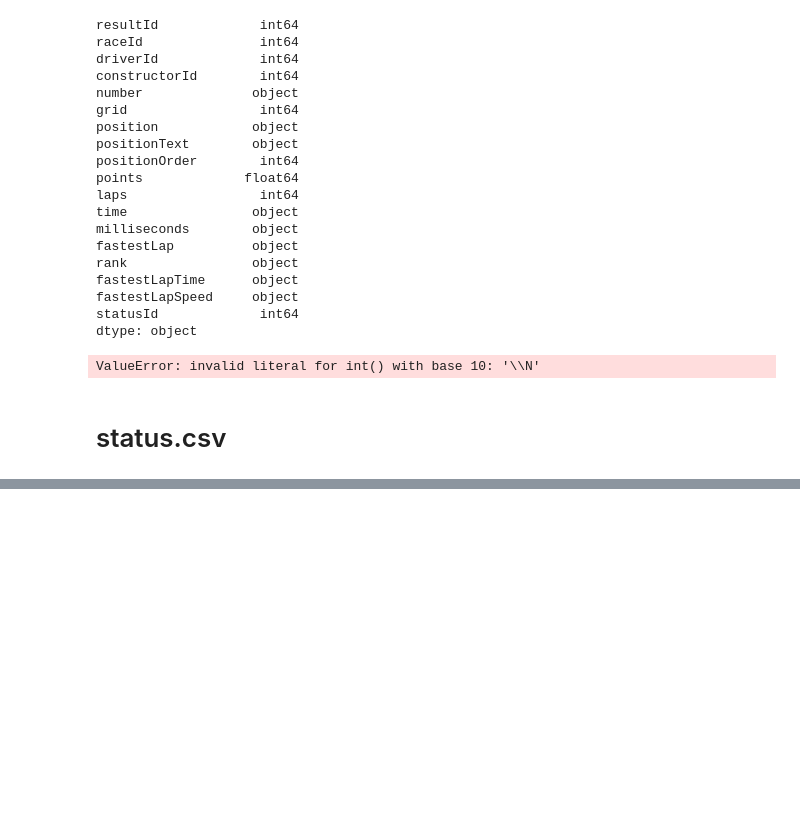
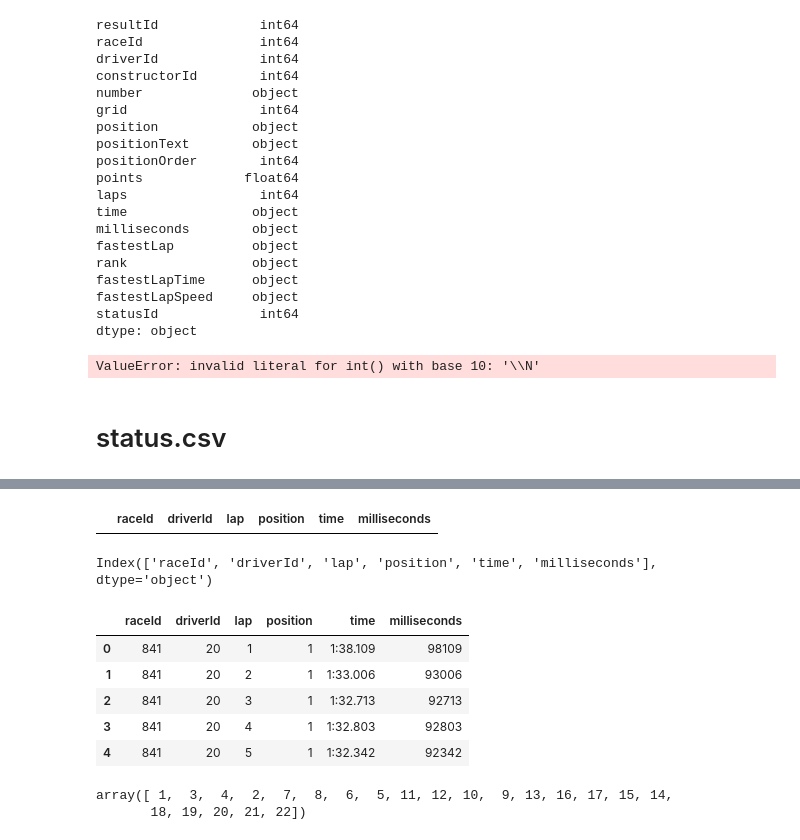
Before and after one commit to vivek10p14/05839, a Jupyter notebook: final_project/ids_small_eda.ipynb, the cells around one changed output, grey strips where cells are left out. Saved outputs shown, nothing was run; the diff lists cells and outputs as text; code cells hidden in the pictures; blank space fills up the shorter version.

```diff
--- a/final_project/ids_small_eda.ipynb
+++ b/final_project/ids_small_eda.ipynb
@@ -200,3 +200,5 @@ df = df.astype({'statusId':'object'})
 df.count()
 # %%
 df.isnull().any()
+# %%
+df = pd.read_csv('archive/lap_times.csv')
@@ -202,0 +215,24 @@ df.isnull().any()
+# %%
+df = df.groupby(['raceId'], as_index=False).size().sort_values('size')
+# %%
+df[df['raceId']==826]
+# %% [output]
+|  | raceId | driverId | lap | position | time | milliseconds |
+# %%
+df.columns
+# %% [output]
+Index(['raceId', 'driverId', 'lap', 'position', 'time', 'milliseconds'], dtype='object')
+# %%
+df.head()
+# %% [output]
+|  | raceId | driverId | lap | position | time | milliseconds |
+| 0 | 841 | 20 | 1 | 1 | 1:38.109 | 98109 |
+| 1 | 841 | 20 | 2 | 1 | 1:33.006 | 93006 |
+| 2 | 841 | 20 | 3 | 1 | 1:32.713 | 92713 |
+| 3 | 841 | 20 | 4 | 1 | 1:32.803 | 92803 |
+| 4 | 841 | 20 | 5 | 1 | 1:32.342 | 92342 |
+# %%
+df['position'].unique()
+# %% [output]
+array([ 1,  3,  4,  2,  7,  8,  6,  5, 11, 12, 10,  9, 13, 16, 17, 15, 14,
+       18, 19, 20, 21, 22])
```
Also changed, not shown: parts of 21 cells of this notebook, 2 other files.
